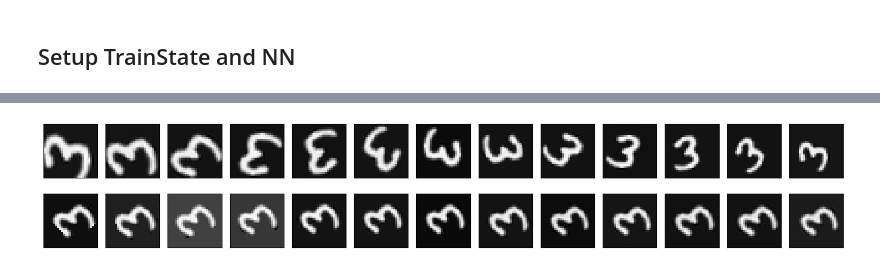
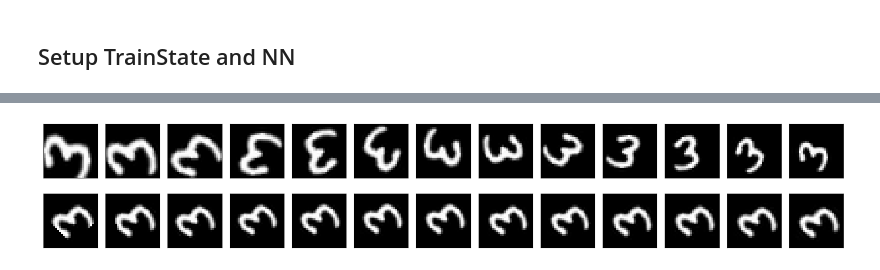
Before and after one commit to cambridge-mlg/sgm, a Jupyter notebook: notebooks/proto_gen_model.ipynb, the cells around one changed output, grey strips where cells are left out. Drawn from its saved outputs; the diff is of its cells as text; code cells hidden in the pictures.

```diff
--- a/notebooks/proto_gen_model.ipynb
+++ b/notebooks/proto_gen_model.ipynb
@@ -90,3 +90,9 @@ config.model.bounds = (0.25, 0.25, jnp.pi, 0.25, 0.25)
 config.model.offset = (0.0, 0.0, 0.0, 0.0, 0.0)
 config.model.inference = config_dict.ConfigDict()
 config.model.inference.hidden_dims = (1024, 512, 256, 128)
+config.model.generative = config_dict.ConfigDict()
+config.model.generative.hidden_dims = (1024, 512, 256)
+config.model.generative.num_flows = 2
+config.model.generative.num_bins = 4
+config.model.generative.conditioner = config_dict.ConfigDict()
+config.model.generative.conditioner.hidden_dims = (128,)
@@ -161,6 +171,9 @@ INFO:absl:Features after preprocessing: {'image': 'float32[28, 28, 1]', 'label':
 class Metrics(metrics.Collection):
     loss: metrics.Average.from_output('loss')
     x_mse: metrics.Average.from_output('x_mse')
+    log_p_η_x_hat: metrics.Average.from_output('log_p_η_x_hat')
+    mae: metrics.Average.from_output('mae')
+
 
     def update(self, **kwargs) -> "Metrics":
         updates = self.single_from_model_output(**kwargs)
@@ -171,6 +184,8 @@ class TrainState(train_state.TrainState):
     rng: PRNGKey
     λ: float
     λ_schedule: optax.Schedule = flax.struct.field(pytree_node=False)
+    α: float
+    α_schedule: optax.Schedule = flax.struct.field(pytree_node=False)
     polyak_step_size: Optional[float] = None
     avg_params: Optional[flax.core.FrozenDict] = None
 
@@ -188,6 +203,7 @@ class TrainState(train_state.TrainState):
             params=new_params,
             opt_state=new_opt_state,
             λ=self.λ_schedule(self.step),
+            α=self.α_schedule(self.step),
             avg_params=new_avg_params,
             **kwargs,
         )
@@ -200,6 +216,7 @@ class TrainState(train_state.TrainState):
         params,
         tx,
         λ_schedule,
+        α_schedule,
         **kwargs,
     ):
         opt_state = tx.init(params)
@@ -215,6 +232,8 @@ class TrainState(train_state.TrainState):
             opt_state=opt_state,
             λ_schedule=λ_schedule,
             λ=λ_schedule(0),
+            α_schedule=α_schedule,
+            α=α_schedule(0),
             avg_params=avg_params,
             **kwargs,
         )
@@ -487,9 +705,15 @@ def train_step(state, batch):
     logs = ciclo.logs()
     logs.add_stateful_metrics(**metrics.compute())
     logs.add_entry("schedules", "λ", state.λ)
+    logs.add_entry("schedules", "α", state.α)
     # logs.add_entry("schedules", "lr", state.opt_state.hyperparams["learning_rate"])
-    logs.add_entry("schedules", "lr", state.opt_state.inner_states['params'][0].hyperparams["learning_rate"])
+    logs.add_entry("schedules", "lr_inference", state.opt_state.inner_states['inference'][0].hyperparams["learning_rate"])
+    logs.add_entry("schedules", "lr_generative", state.opt_state.inner_states['generative'][0].hyperparams["learning_rate"])
+    logs.add_entry("schedules", "lr_σ", state.opt_state.inner_states['σ'][0].hyperparams["learning_rate"])
     logs.add_entry("gradients", "grad_norm", optax.global_norm(grads))
+    reduce_grads = lambda tree: jax.tree_util.tree_reduce(lambda x, y: jnp.abs(y).sum() + x, tree, 0)
+    logs.add_entry("gradients", "gen_sum", reduce_grads(grads['generative_net']))
+    logs.add_entry("gradients", "inf_sum", reduce_grads(grads['inference_net']))
 
     return logs, state.replace(metrics=metrics)
 
@@ -520,7 +744,7 @@ def eval_step(state, batch):
 
     return logs, state.replace(metrics=metrics)
 # %%
-state, history, _ = ciclo.train_loop(
+final_state, history, _ = ciclo.train_loop(
     state,
     deterministic_data.start_input_pipeline(train_ds),
     {
@@ -533,10 +757,10 @@ state, history, _ = ciclo.train_loop(
     test_dataset=lambda: deterministic_data.start_input_pipeline(val_ds),
     epoch_duration=TOTAL_STEPS // 100,
     callbacks=[
-        ciclo.keras_bar(total=TOTAL_STEPS),
+        ciclo.keras_bar(total=TOTAL_STEPS * 2),
         # ciclo.early_stopping("loss_test", patience=TOTAL_STEPS // 10, min_delta=1e-4, mode="min", restore_best_weights=True),
-        ciclo.checkpoint("checkpoint", monitor="loss_test", mode="min", overwrite=True),
+        # ciclo.checkpoint("checkpoint", monitor="loss_test", mode="min", overwrite=True),
     ],
-    stop=TOTAL_STEPS + 1,
+    stop=TOTAL_STEPS * 2 + 1,
 )
 # %% [output]
@@ -662,42 +915,44 @@ Array(0.00010842, dtype=float32)
 # %%
+from src.utils.plotting import rescale_for_imshow
+
 val_iter = deterministic_data.start_input_pipeline(val_ds)
 val_batch = next(val_iter)
 
 x_ = val_batch['image'][0][14]
 
 def get_proto(x):
-    η = best_state.apply_fn({"params": best_state.avg_params if best_state.avg_params is not None else best_state.params},
+    η, _ = final_state.apply_fn({"params": final_state.avg_params if final_state.avg_params is not None else final_state.params},
                             x, train=False, rngs={"sample": rng})
     xhat = transform_image(x, -η)
     return xhat, η
 
 for mask in [
     # jnp.array([0, 0, 1, 0, 0]),
     # jnp.array([1, 1, 0, 0, 0]),
     # jnp.array([0, 0, 0, 1, 1]),
     jnp.array([1, 1, 1, 1, 1])
 ]:
 
     transformed_xs = jax.vmap(transform_image, in_axes=(None, 0))(
         x_,
         jnp.linspace(-jnp.array(config.model.bounds) * mask, jnp.array(config.model.bounds) * mask, 13)
     )
 
     xhats, ηs = jax.vmap(get_proto)(transformed_xs)
 
     fig, axs = plt.subplots(2, len(xhats), figsize=(15, 3))
 
     for ax, x in zip(axs[0], list(transformed_xs)):
-        ax.imshow(x, cmap='gray')
+        ax.imshow(rescale_for_imshow(x), cmap='gray')
         ax.set_xticks([])
         ax.set_yticks([])
 
     for ax, xhat in zip(axs[1], list(xhats)):
-        ax.imshow(xhat, cmap='gray')
+        ax.imshow(rescale_for_imshow(xhat), cmap='gray')
         ax.set_xticks([])
         ax.set_yticks([])
 
     plt.tight_layout()
     plt.show()
 # %% [output]
-[figure, old version]
+[figure, new version]
```
Also changed, not shown: parts of 19 cells of this notebook.
